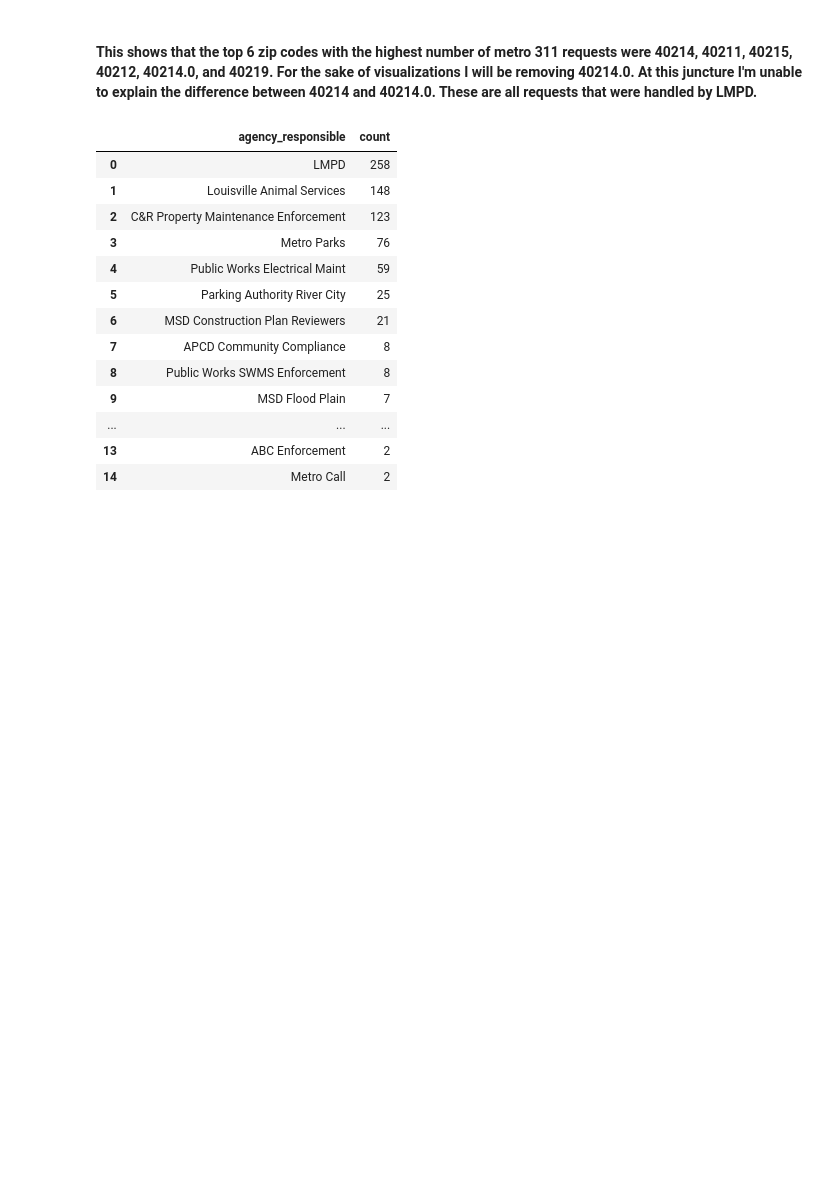
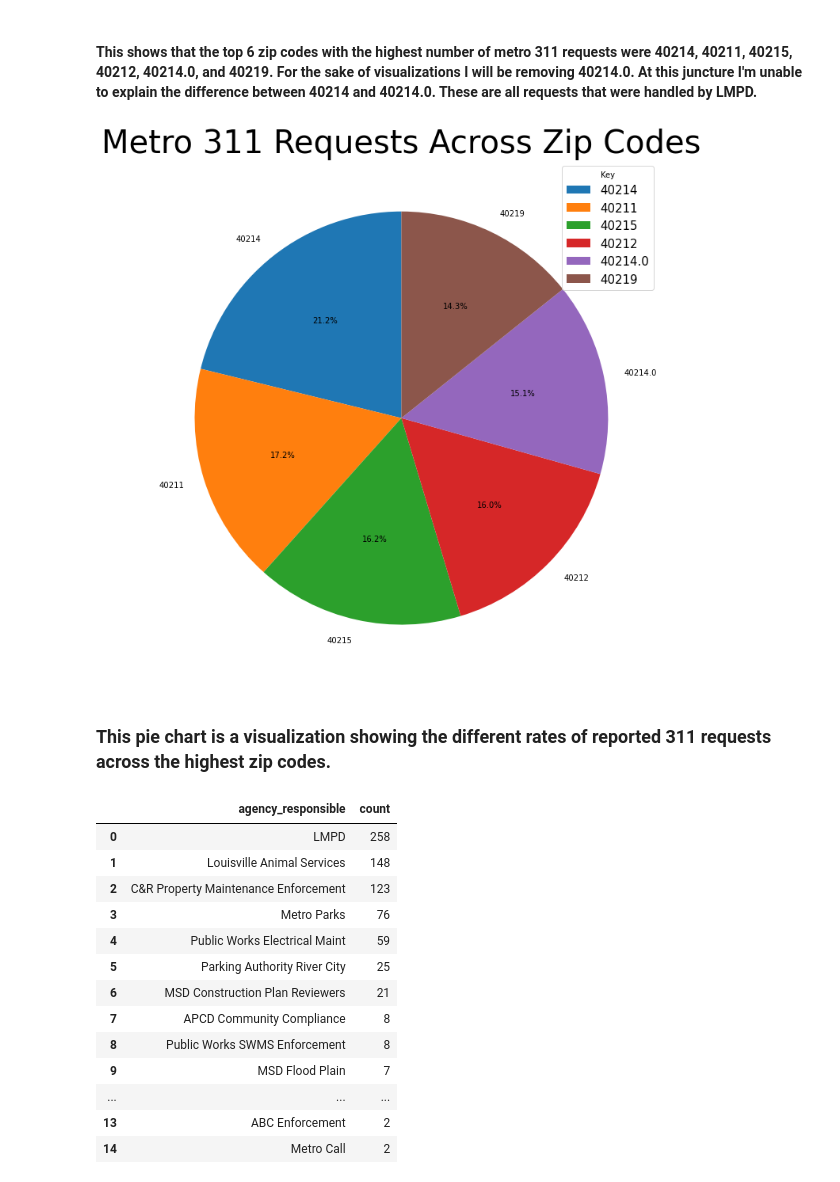
Before and after one commit to ZakM2000/Criminal_Analysis, a Jupyter notebook: Notebooks/LMPD_Crime_Analytics.ipynb, the cells around one changed output. Cells and saved outputs as stored; diff of their text form; code cells hidden in the pictures; blank space fills up the shorter version.

Commit message:
Created a pie chart for metro 311 requests among zip codes

```diff
--- a/Notebooks/LMPD_Crime_Analytics.ipynb
+++ b/Notebooks/LMPD_Crime_Analytics.ipynb
@@ -1103,6 +1103,34 @@ Request_Count
 | 5 | 40219 | 174 |
 # %% [markdown]
 #### This shows that the top 6 zip codes with the highest number of metro 311 requests were 40214, 40211, 40215, 40212, 40214.0, and 40219. For the sake of visualizations I will be removing 40214.0. At this juncture I'm unable to explain the difference between 40214 and 40214.0. These are all requests that were handled by LMPD. ####
+# %%
+#Claude AI Assisted
+plt.figure(figsize=(20,12))
+plt.gcf().set_facecolor("white")
+plt.pie(
+    Request_Count["count"].values,
+    labels=Request_Count["zip_code"].values,
+    autopct="%1.1f%%",
+    startangle=90
+)
+
+plt.title("Metro 311 Requests Across Zip Codes",
+          fontsize=40)
+
+
+
+plt.legend(
+    labels = Request_Count["zip_code"],
+    loc="upper right",
+    title="Key",
+    fontsize=15
+)
+
+plt.show()
+# %% [output]
+[figure, added]
+# %% [markdown]
+### This pie chart is a visualization showing the different rates of reported 311 requests across the highest zip codes. ###
 # %%
 Agency_Count_40214= (
     LMPD_311_Analytics[LMPD_311_Analytics["zip_code"] == "40214"]
```
Also changed, not shown: parts of 4 cells of this notebook.
